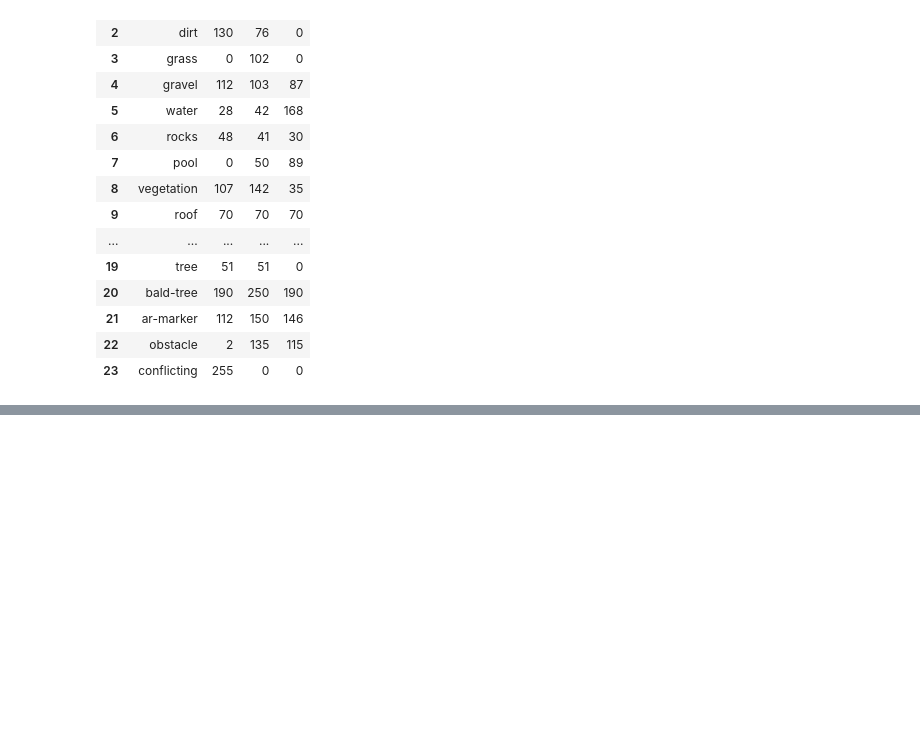
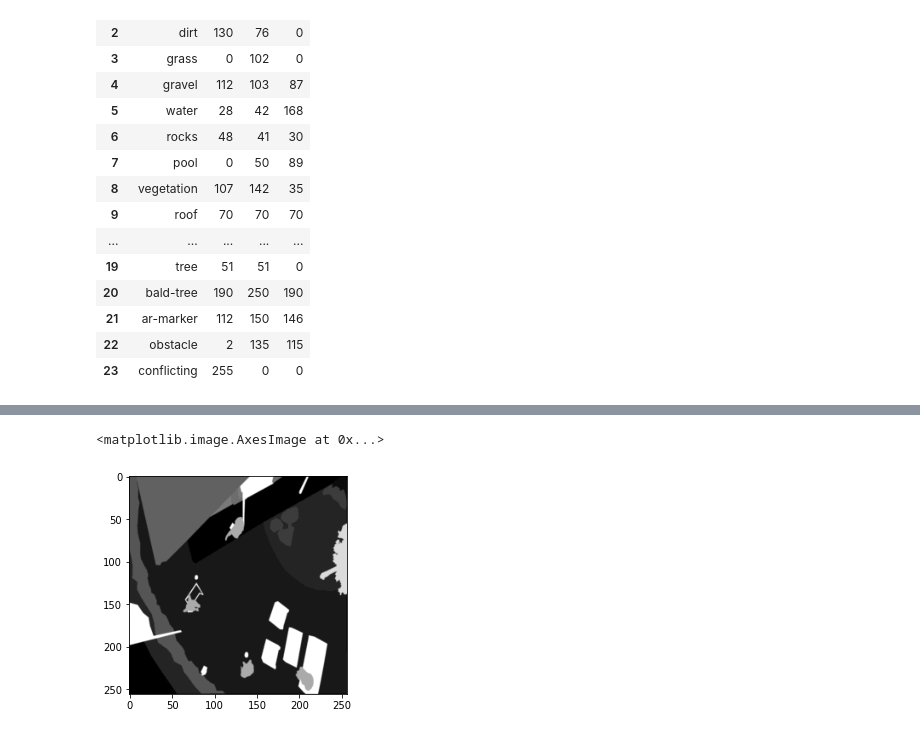
Before and after one commit to gandhisamay/Drone-Cam-Segmentation, a Jupyter notebook: Semantic_Segmentation.ipynb, the cells around one changed output, grey strips where cells are left out. Drawn from its saved outputs; the diff is of its cells as text; code cells hidden in the pictures; blank space fills up the shorter version.

```diff
--- a/Semantic_Segmentation.ipynb
+++ b/Semantic_Segmentation.ipynb
@@ -412,0 +406,5 @@ RuntimeError: ignored
+# %%
+plt.imshow((TF.to_tensor(TF.resize(label,size=(256,256))))[0],cmap='gray')
+# %% [output]
+<matplotlib.image.AxesImage at 0x...>
+[figure, added]
```
Also changed, not shown: parts of 15 cells of this notebook.
